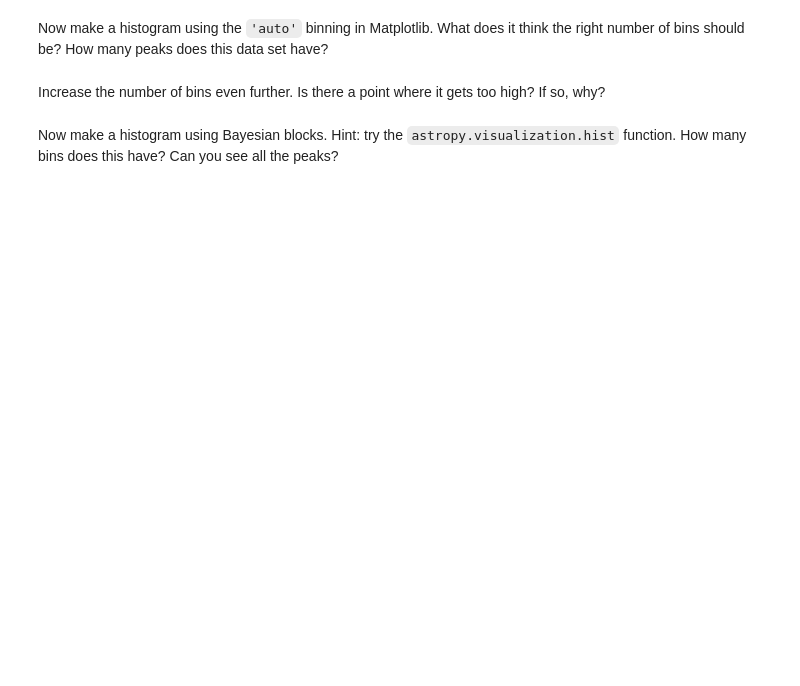
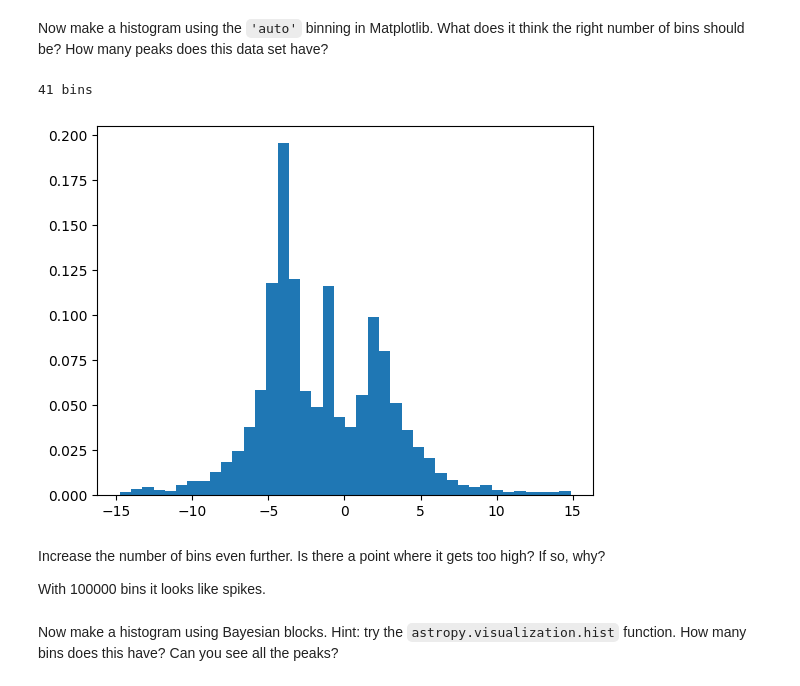
Before and after one commit to ASTR154/nonparametric-modeling, a Jupyter notebook: nonparametric-modeling.ipynb, the cells around one changed output. Cells and saved outputs as stored; diff of their text form; code cells hidden in the pictures; blank space fills up the shorter version.

```diff
--- a/nonparametric-modeling.ipynb
+++ b/nonparametric-modeling.ipynb
@@ -26,7 +39,12 @@ plt.hist(  # complete
 # %% [markdown]
 Now make a histogram using the `'auto'` binning in Matplotlib. What does it think the right number of bins should be? How many peaks does this data set have?
 # %%
-n, b, p = plt.hist(  # complete
+n, b, p = plt.hist(x, density=True, bins = "auto") # complete
 print(len(b), 'bins')
+# %% [output]
+41 bins
+[figure, added]
 # %% [markdown]
 Increase the number of bins even further. Is there a point where it gets too high? If so, why?
+
+With 100000 bins it looks like spikes.
```
Also changed, not shown: parts of 11 cells of this notebook.
